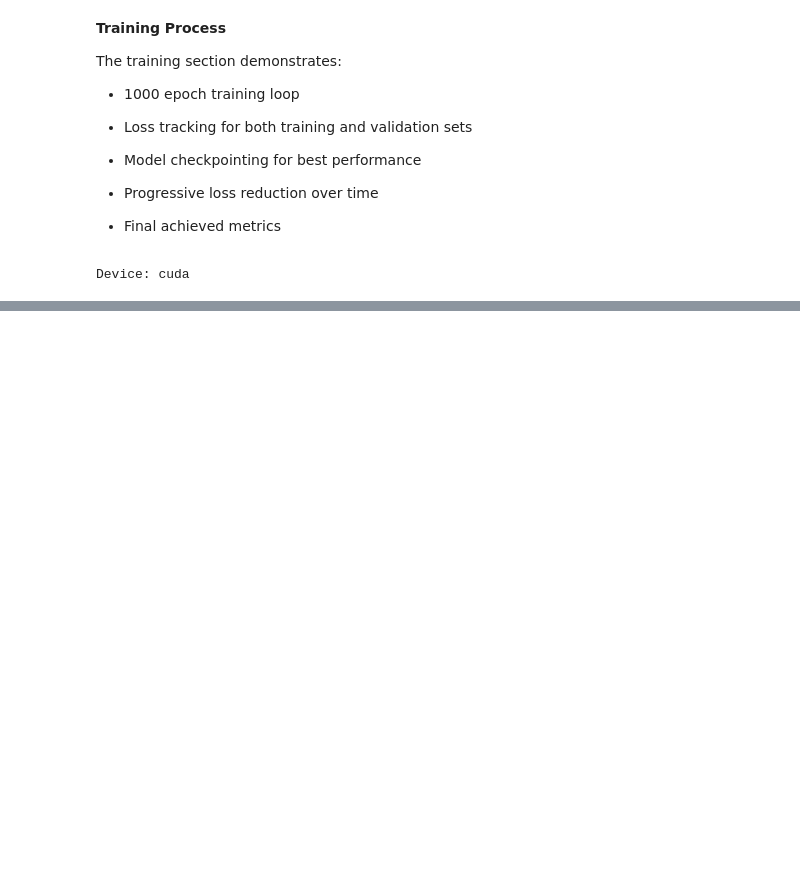
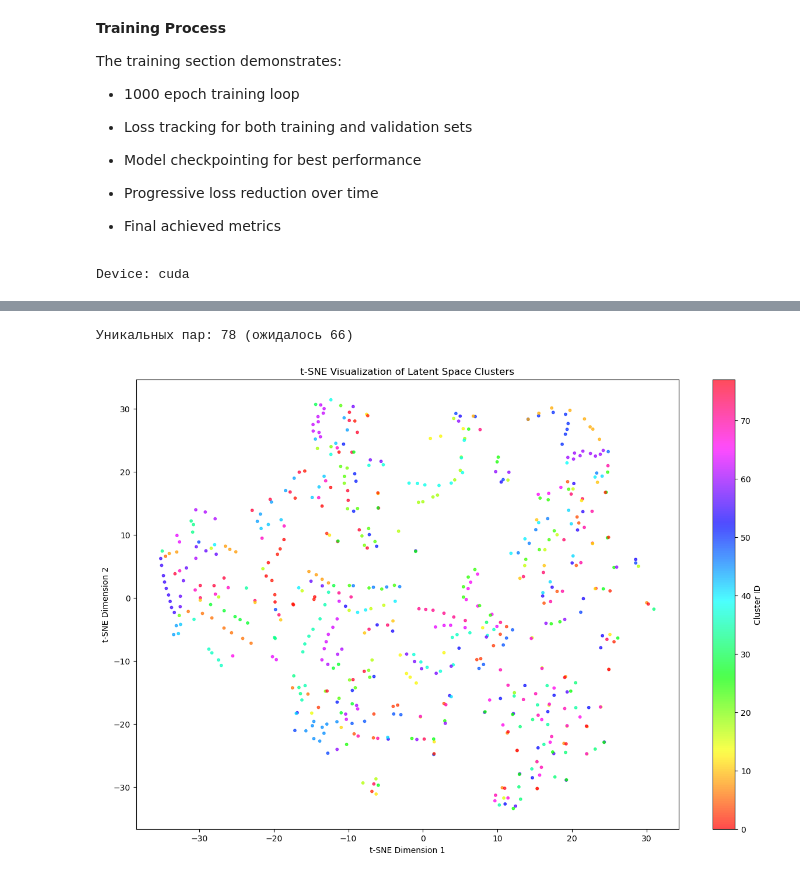
Before and after one commit to DanilaMos/Flow-Domain-Interpolation, a Jupyter notebook: CAE/CAE.ipynb, the cells around one changed output, grey strips where cells are left out. Drawn from its saved outputs; the diff is of its cells as text; code cells hidden in the pictures; blank space fills up the shorter version.

```diff
--- a/CAE/CAE.ipynb
+++ b/CAE/CAE.ipynb
@@ -392,0 +392,21 @@ Latent values:
+# %%
+def parse_filename_pairs(filenames):
+    """Extracts pair indices from filenames like 'idx_1_2_50.png'."""
+    pairs = []
+    for name in filenames:
+        parts = name.split('_')
+        idx1, idx2 = int(parts[1]), int(parts[2])
+        pairs.append((idx1, idx2))
+
+    # Assign unique cluster ID to each pair
+    unique_pairs = list(set(pairs))
+    pair_to_cluster = {pair: i for i, pair in enumerate(unique_pairs)}
+    cluster_ids = [pair_to_cluster[pair] for pair in pairs]
+
+    return cluster_ids, unique_pairs
+# %%
+from sklearn.manifold import TSNE
+
+def reduce_dimensions(latent_vectors):
+    tsne = TSNE(n_components=2, perplexity=30, random_state=42)
+    return tsne.fit_transform(latent_vectors)
@@ -392,0 +435,27 @@ Latent values:
+# %%
+from sklearn.manifold import TSNE
+
+def reduce_dimensions(latent_vectors, n_samples):
+    # Автоматическая настройка perplexity
+    safe_perplexity = min(30, n_samples - 1)  # ограничение сверху
+    tsne = TSNE(n_components=2, perplexity=safe_perplexity, random_state=42)
+    return tsne.fit_transform(latent_vectors)
+# %%
+model = CAE(latent_dim=128).to(device)
+model.load_state_dict(torch.load("models_cae/best_val_cae.pth"))
+
+# Извлечение данных
+latent_vectors, filenames = get_latent_vectors(model, 'dataset_thick', device)
+
+# Парсинг кластеров
+cluster_ids, unique_pairs = parse_filename_pairs(filenames)
+print(f"Уникальных пар: {len(unique_pairs)} (ожидалось 66)")
+
+# Применение t-SNE
+tsne_results = reduce_dimensions(latent_vectors, n_samples=606)
+
+# Визуализация
+plot_tsne_clusters(tsne_results, cluster_ids, len(unique_pairs))
+# %% [output]
+Уникальных пар: 78 (ожидалось 66)
+[figure, added]
```
Also changed, not shown: parts of 13 cells of this notebook.
